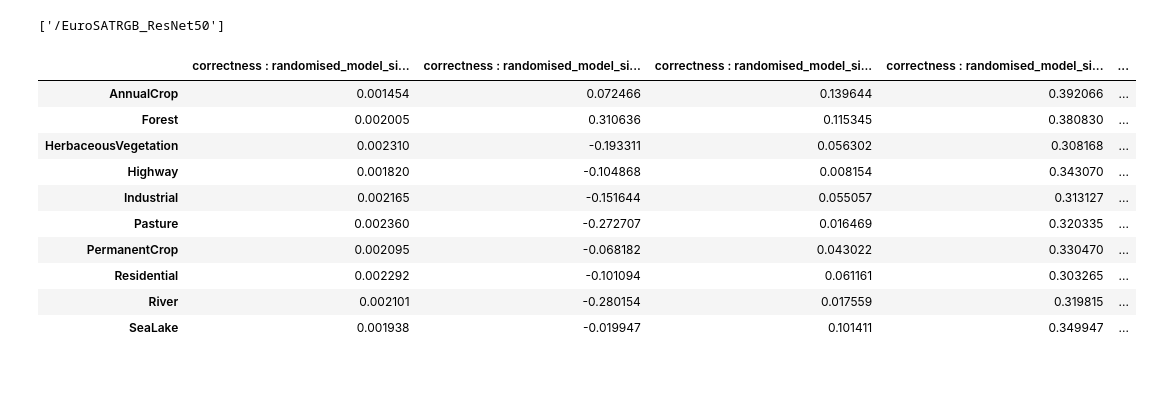
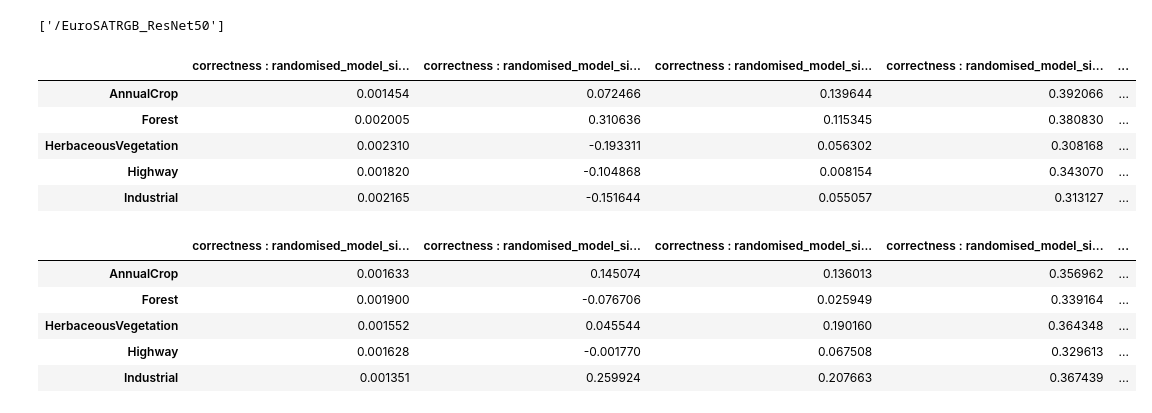
Before and after one commit to tameTNT/evaluating-xai-remote-sensing, a Jupyter notebook: notebooks/demo_results.ipynb, the cells around one changed output. Drawn from its saved outputs; the diff is of its cells as text; code cells hidden in the pictures; blank space fills up the shorter version.

Commit message:
🏃‍♂️ Prep for viva demonstration with more results and comparison

```diff
--- a/notebooks/demo_results.ipynb
+++ b/notebooks/demo_results.ipynb
@@ -3,4 +5,6 @@ import pandas as pd
 from helpers import env_var
 # %%
-h5_store = pd.HDFStore(f"{env_var.get_project_root()}/results/GradCAM/demo_output.h5", mode="r")
+h5_stores = {}
+for exp_name in ("GradCAM", "KPCACAM"):
+    h5_stores[exp_name] = pd.HDFStore(f"{env_var.get_project_root()}/results/{exp_name}/demo_output.h5", mode="r")
 # %%
@@ -8,2 +12,5 @@ h5_store.keys()
 # %% [output]
 ['/EuroSATRGB_ResNet50']
+# %%
+gradcam_df = h5_stores["GradCAM"]["EuroSATRGB_ResNet50"]
+kpcacam_df = h5_stores["KPCACAM"]["EuroSATRGB_ResNet50"]
@@ -10,16 +20,18 @@ h5_store.keys()
 # %%
-df = h5_store["EuroSATRGB_ResNet50"]
-h5_store.close()
-df
+gradcam_df.head()
 # %% [output]
 |  | correctness : randomised_model_si... | correctness : randomised_model_si... | correctness : randomised_model_si... | correctness : randomised_model_si... | ... |
 | AnnualCrop | 0.001454 | 0.072466 | 0.139644 | 0.392066 | ... |
 | Forest | 0.002005 | 0.310636 | 0.115345 | 0.380830 | ... |
 | HerbaceousVegetation | 0.002310 | -0.193311 | 0.056302 | 0.308168 | ... |
 | Highway | 0.001820 | -0.104868 | 0.008154 | 0.343070 | ... |
 | Industrial | 0.002165 | -0.151644 | 0.055057 | 0.313127 | ... |
-| Pasture | 0.002360 | -0.272707 | 0.016469 | 0.320335 | ... |
-| PermanentCrop | 0.002095 | -0.068182 | 0.043022 | 0.330470 | ... |
-| Residential | 0.002292 | -0.101094 | 0.061161 | 0.303265 | ... |
-| River | 0.002101 | -0.280154 | 0.017559 | 0.319815 | ... |
-| SeaLake | 0.001938 | -0.019947 | 0.101411 | 0.349947 | ... |
+# %%
+kpcacam_df.head()
+# %% [output]
+|  | correctness : randomised_model_si... | correctness : randomised_model_si... | correctness : randomised_model_si... | correctness : randomised_model_si... | ... |
+| AnnualCrop | 0.001633 | 0.145074 | 0.136013 | 0.356962 | ... |
+| Forest | 0.001900 | -0.076706 | 0.025949 | 0.339164 | ... |
+| HerbaceousVegetation | 0.001552 | 0.045544 | 0.190160 | 0.364348 | ... |
+| Highway | 0.001628 | -0.001770 | 0.067508 | 0.329613 | ... |
+| Industrial | 0.001351 | 0.259924 | 0.207663 | 0.367439 | ... |
```
Also changed, not shown: parts of 4 cells of this notebook, 4 other files.
